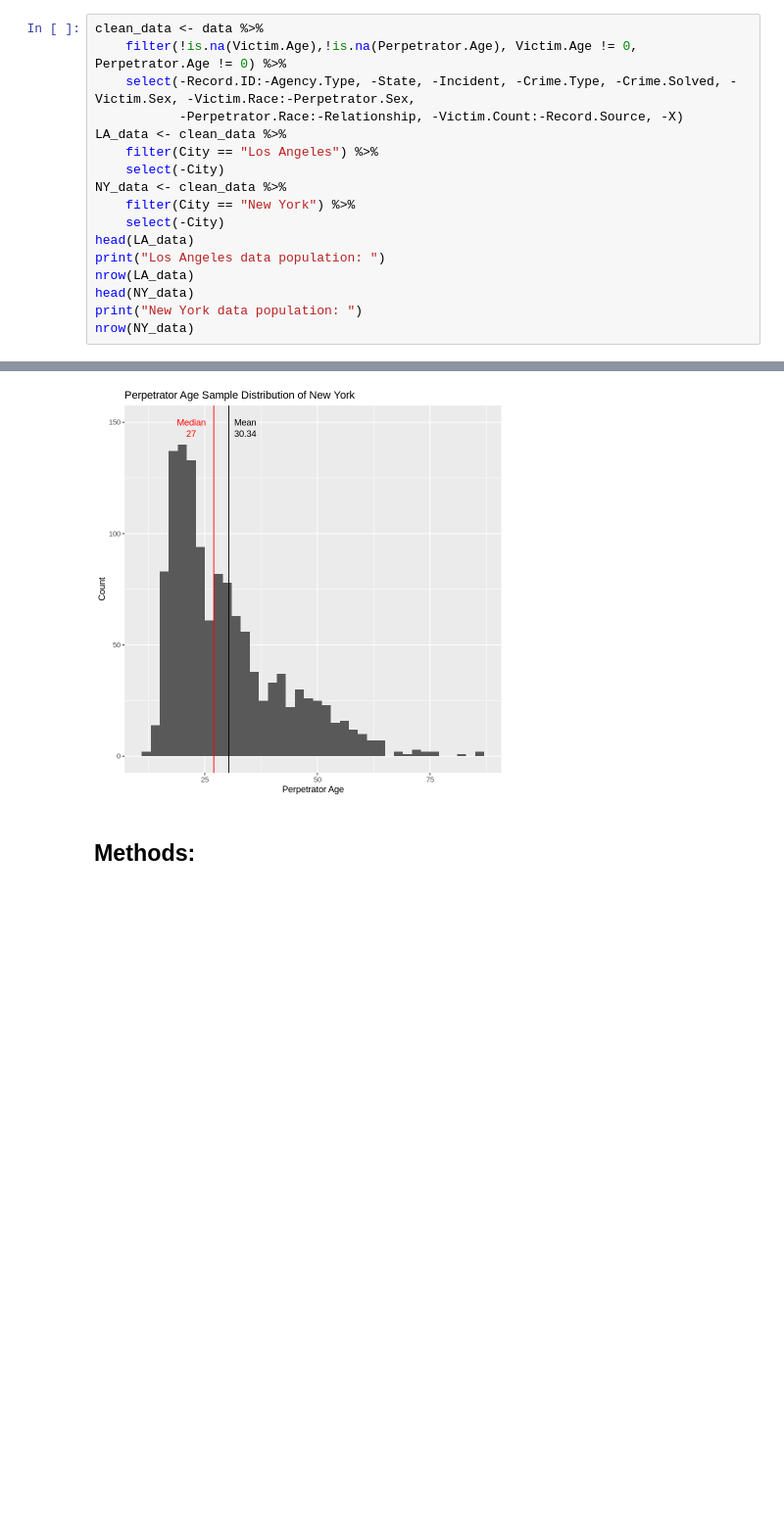
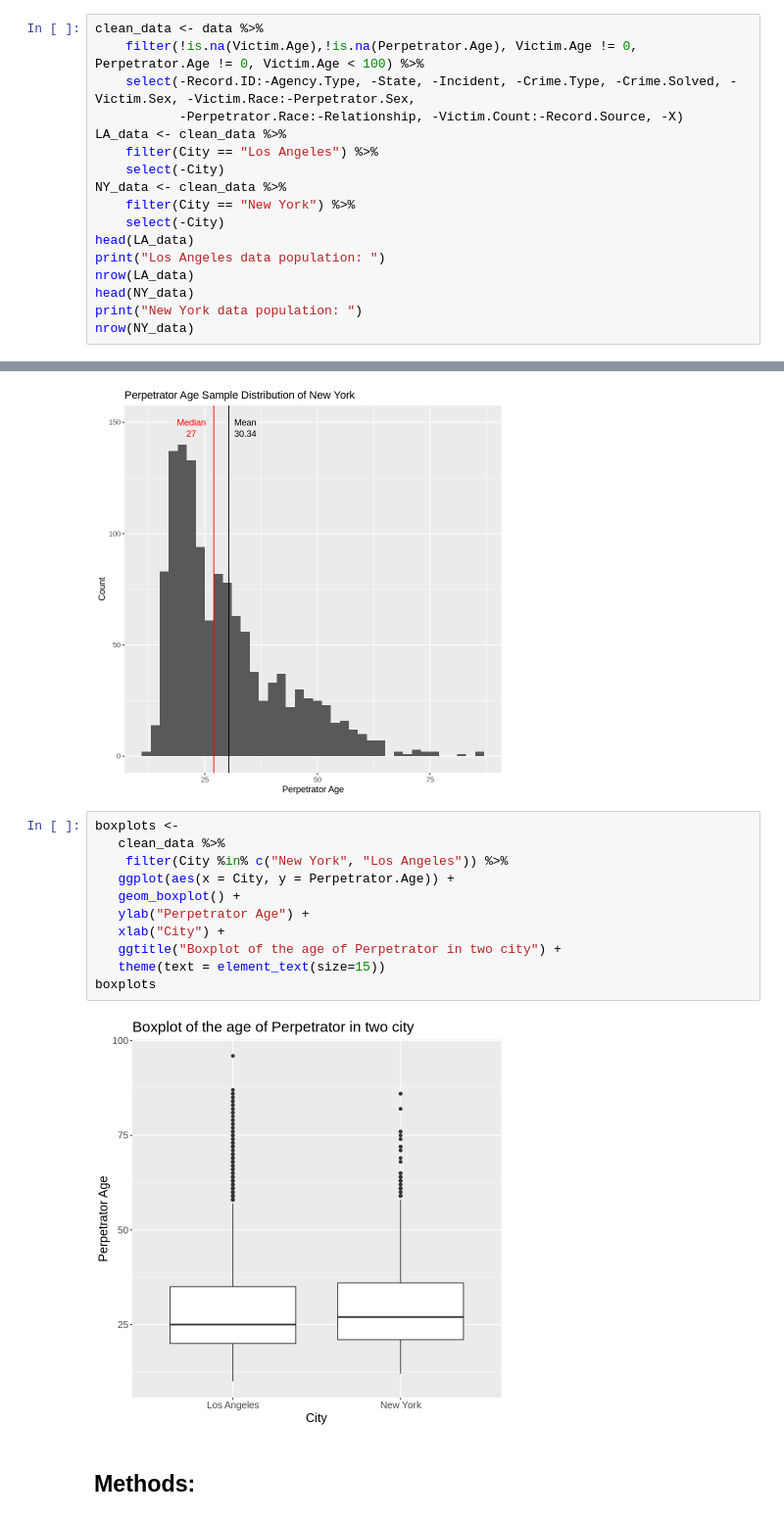
Before and after one commit to RaymondZhang20/DataAnalysis, a Jupyter notebook: Proposal.ipynb, the cells around one changed output, grey strips where cells are left out. Shown at 98% size. Saved outputs shown, nothing was run; the diff lists cells and outputs as text; blank space fills up the shorter version.

```diff
--- a/Proposal.ipynb
+++ b/Proposal.ipynb
@@ -71,7 +71,7 @@ str(data)
 ### Wrangling data
 # %%
 clean_data <- data %>%
-    filter(!is.na(Victim.Age),!is.na(Perpetrator.Age), Victim.Age != 0, Perpetrator.Age != 0) %>%
+    filter(!is.na(Victim.Age),!is.na(Perpetrator.Age), Victim.Age != 0, Perpetrator.Age != 0, Victim.Age < 100) %>%
     select(-Record.ID:-Agency.Type, -State, -Incident, -Crime.Type, -Crime.Solved, -Victim.Sex, -Victim.Race:-Perpetrator.Sex,
            -Perpetrator.Race:-Relationship, -Victim.Count:-Record.Source, -X)
 LA_data <- clean_data %>%
@@ -151,6 +151,19 @@ NY_p_age_sample_dist <- NY_data %>%
 NY_p_age_sample_dist
 # %% [output]
 [figure]
+# %%
+boxplots <-
+   clean_data %>%
+    filter(City %in% c("New York", "Los Angeles")) %>%
+   ggplot(aes(x = City, y = Perpetrator.Age)) +
+   geom_boxplot() +
+   ylab("Perpetrator Age") +
+   xlab("City") +
+   ggtitle("Boxplot of the age of Perpetrator in two city") +
+   theme(text = element_text(size=15))
+boxplots
+# %% [output]
+[figure, added]
 # %% [markdown]
 ## Methods:
 # %% [markdown]
```
Also changed, not shown: parts of 2 cells of this notebook.
